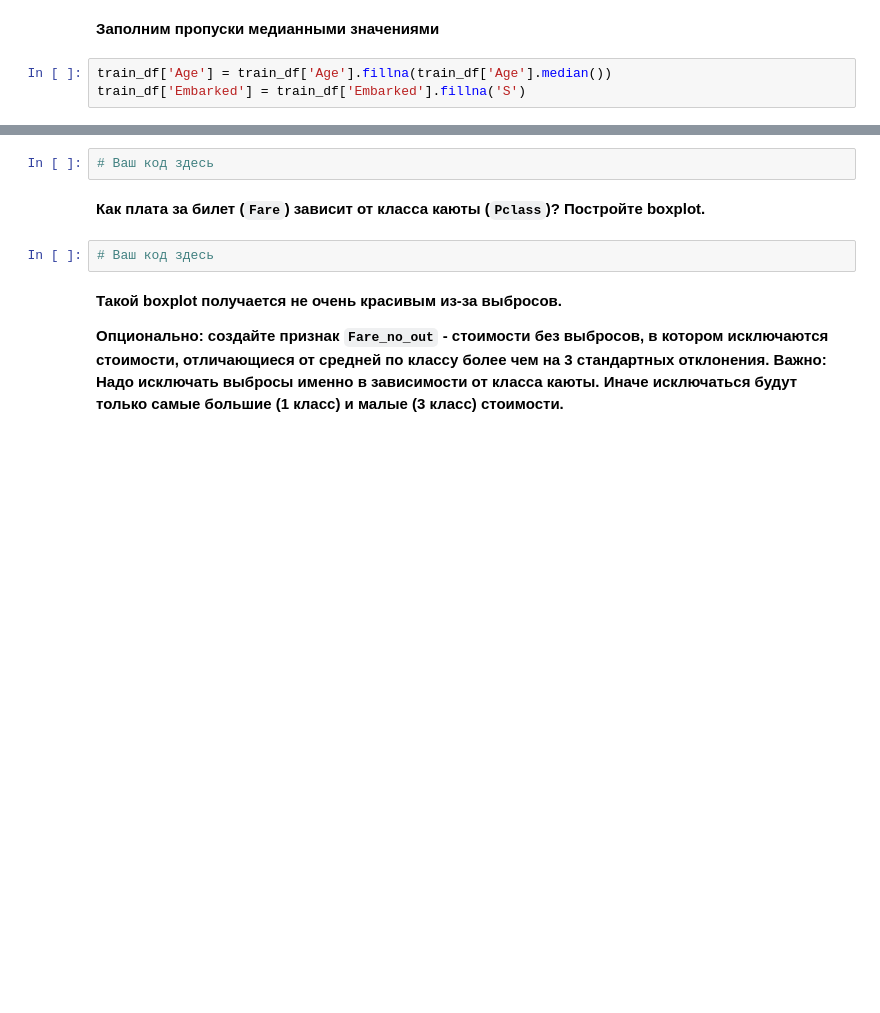
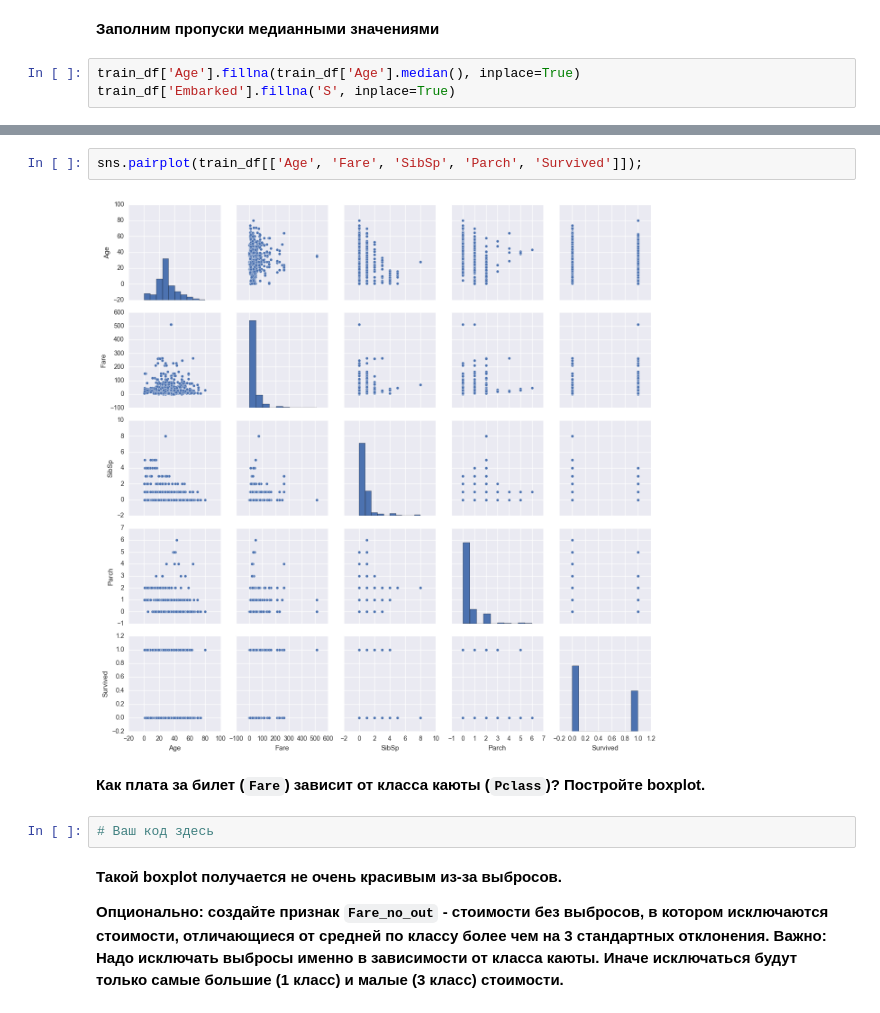
Before and after one commit to 1gnatov/ML_DM_HSE_minor, a Jupyter notebook: module2_data_analysis_notebooks/seminar02_pandas_visual/seminar02_practice_visual_titanic.ipynb, the cells around one changed output, grey strips where cells are left out. Cells and saved outputs as stored; diff of their text form; blank space fills up the shorter version.

```diff
--- a/module2_data_analysis_notebooks/seminar02_pandas_visual/seminar02_practice_visual_titanic.ipynb
+++ b/module2_data_analysis_notebooks/seminar02_pandas_visual/seminar02_practice_visual_titanic.ipynb
@@ -64,5 +66,5 @@ train_df.describe(include='all')
 # %% [markdown]
 **Заполним пропуски медианными значениями**
 # %%
-train_df['Age'] = train_df['Age'].fillna(train_df['Age'].median())
-train_df['Embarked'] = train_df['Embarked'].fillna('S')
+train_df['Age'].fillna(train_df['Age'].median(), inplace=True)
+train_df['Embarked'].fillna('S', inplace=True)
@@ -71,5 +80,7 @@ train_df['Embarked'] = train_df['Embarked'].fillna('S')
-# %%
-# Ваш код здесь
+# %%
+sns.pairplot(train_df[['Age', 'Fare', 'SibSp', 'Parch', 'Survived']]);
+# %% [output]
+[figure, added]
 # %% [markdown]
 **Как плата за билет (`Fare`) зависит от класса каюты (`Pclass`)? Постройте boxplot.**
 # %%
```
Also changed, not shown: parts of 5 cells of this notebook, 18 other files.
